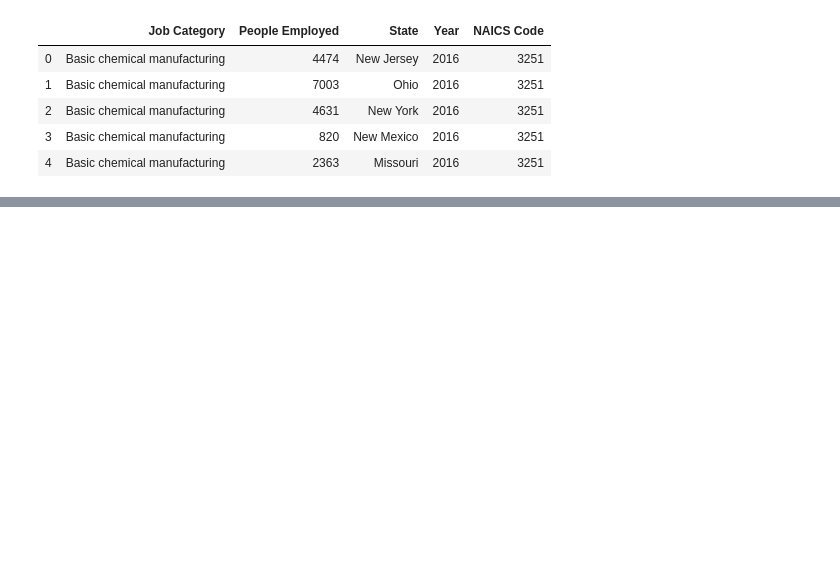
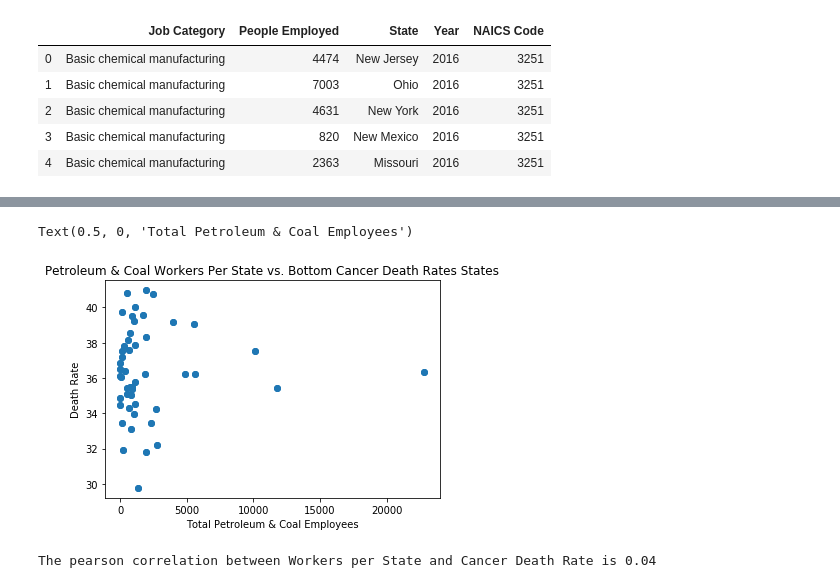
Before and after one commit to settinge/Cancer-and-Nonbiological-Variables, a Jupyter notebook: Merged_Data_and_Visualizations.ipynb, the cells around one changed output, grey strips where cells are left out. Cells and saved outputs as stored; diff of their text form; code cells hidden in the pictures; blank space fills up the shorter version.

```diff
--- a/Merged_Data_and_Visualizations.ipynb
+++ b/Merged_Data_and_Visualizations.ipynb
@@ -108,7 +105,6 @@ st_in_brk_df.head()
 | 3 | Basic chemical manufacturing | 820 | New Mexico | 2016 | 3251 |
 | 4 | Basic chemical manufacturing | 2363 | Missouri | 2016 | 3251 |
 # %%
-#capomulin = merged_data.loc[merged_data["Drug Regimen"]=="Capomulin"]["Tumor Volume (mm3)"]
+#Creating a dataframe that lists job figures of petrolium and coal munafturing jobs per state
 
-
-petro_coal_manu = st_in_brk_df.loc["Job Category"]=="Petroleum and coal products manufacturing"
+petro_coal_manu = st_in_brk_df.loc[st_in_brk_df["Job Category"]=="Petroleum and coal products manufacturing"]
@@ -116,0 +111,3 @@ KeyError: 'Job Category'
+# %%
+pc_cancer = pd.merge(petro_coal_manu,cancer_rate_df, on="State" )
+pc_cancer
@@ -116,0 +128,18 @@ KeyError: 'Job Category'
+# %%
+#figure of coal and petroleum workers compared in cancer rate deaths
+plt.figure()
+plt.scatter(pc_cancer["People Employed"],pc_cancer["Cancer Death_per_hundred_cancer_patient"])
+
+plt.title("Petroleum & Coal Workers Per State vs. Bottom Cancer Death Rates States")
+plt.ylabel("Death Rate")
+plt.xlabel("Total Petroleum & Coal Employees")
+# %% [output]
+Text(0.5, 0, 'Total Petroleum & Coal Employees')
+[figure, added]
+# %%
+x_axis= pc_cancer["People Employed"]
+y_axis= pc_cancer["Cancer Death_per_hundred_cancer_patient"]
+correlation = st.pearsonr(x_axis,y_axis)
+print(f"The pearson correlation between Workers per State and Cancer Death Rate is {round(correlation[0],2)}")
+# %% [output]
+The pearson correlation between Workers per State and Cancer Death Rate is 0.04
```
Also changed, not shown: parts of 23 cells of this notebook, 1 other file.
